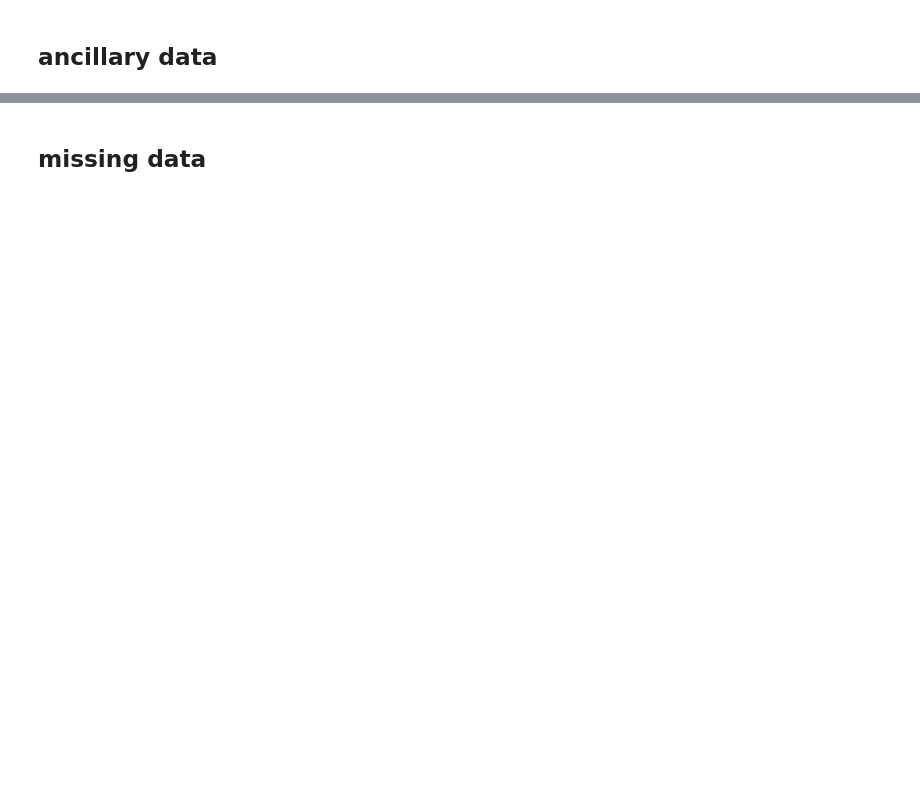
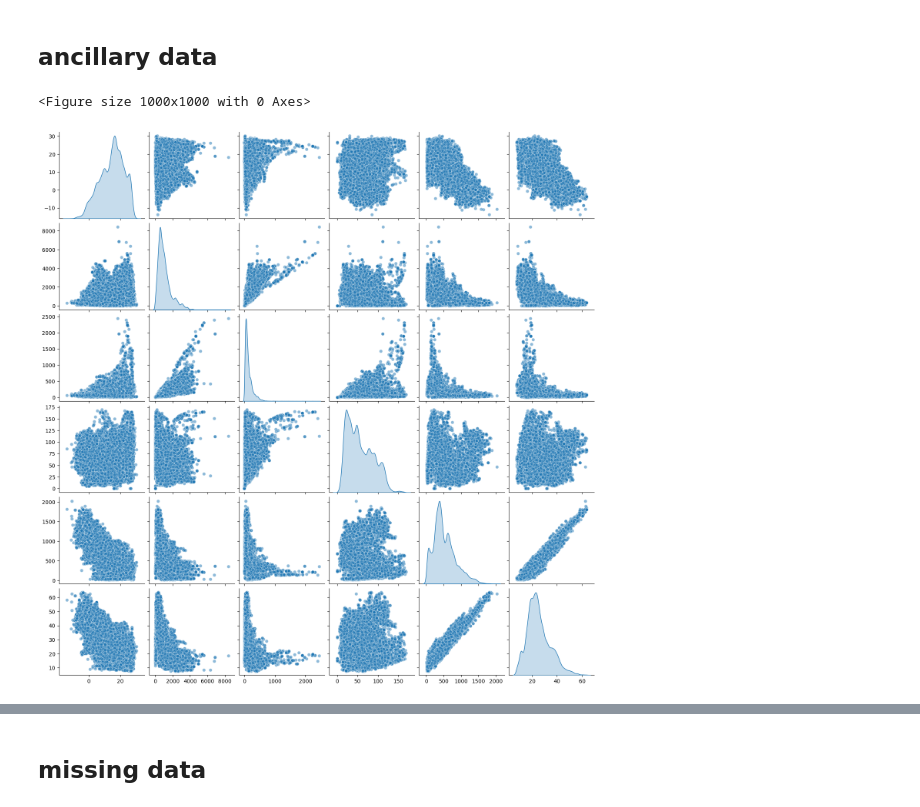
Before and after one commit to KaiErikNiermann/vu-ml-project, a Jupyter notebook: src/testing.ipynb, the cells around one changed output, grey strips where cells are left out. Drawn from its saved outputs; the diff is of its cells as text; code cells hidden in the pictures; blank space fills up the shorter version.

```diff
--- a/src/testing.ipynb
+++ b/src/testing.ipynb
@@ -168,0 +166,17 @@ fig.tight_layout()
+# %%
+ancillary_data = df.iloc[:, 1:164]
+
+fig = plt.figure(figsize=(10, 10))
+
+# worldclim
+worldclim = ancillary_data.filter(like='WORLDCLIM')
+
+g = sns.pairplot(worldclim, diag_kind='kde', plot_kws={'alpha': 0.5})
+
+# remove labels
+for ax in g.axes.flatten():
+    ax.set_ylabel('')
+    ax.set_xlabel('')
+# %% [output]
+<Figure size 1000x1000 with 0 Axes>
+[figure, added]
```
Also changed, not shown: parts of 12 cells of this notebook, 1 other file.
